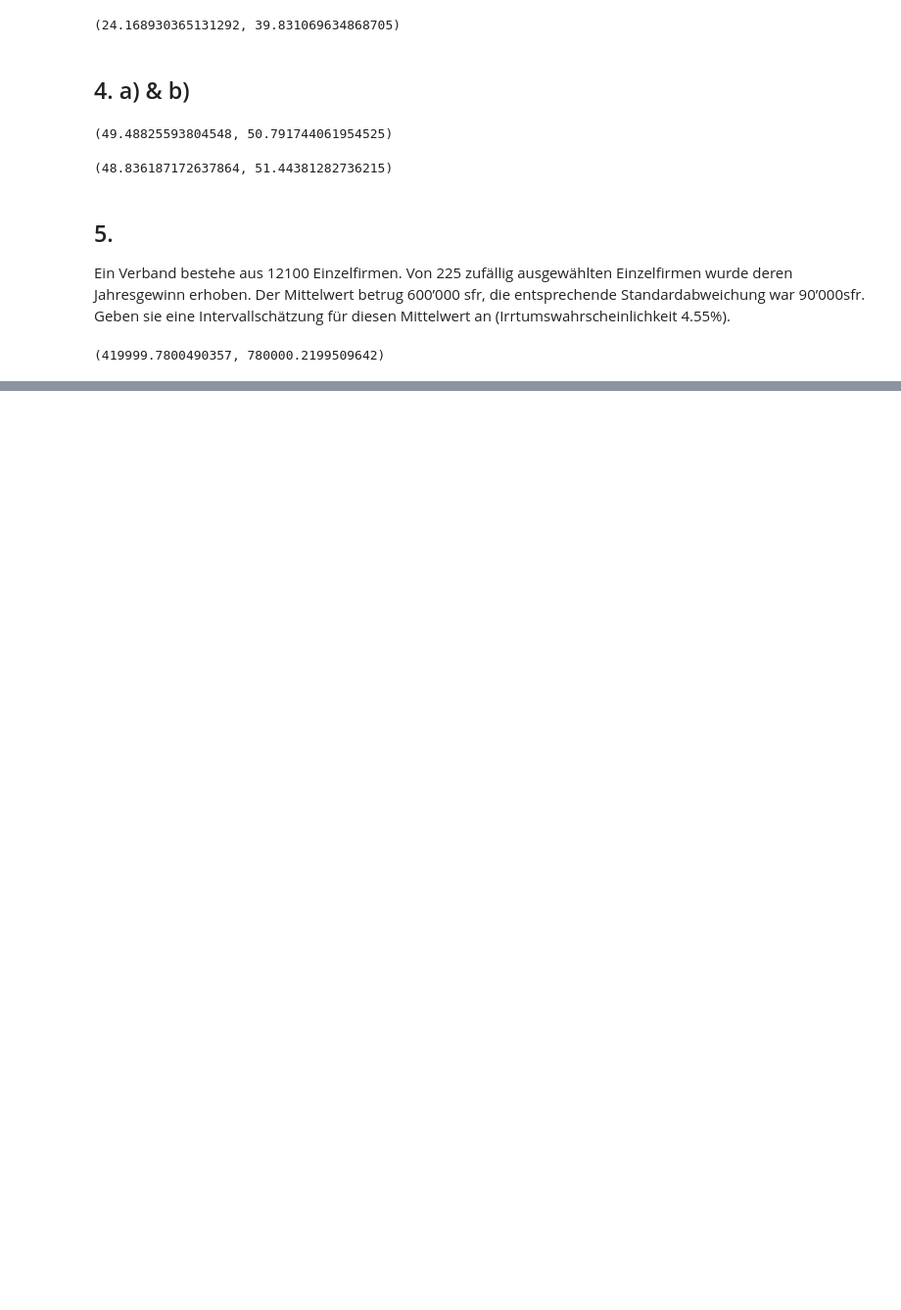
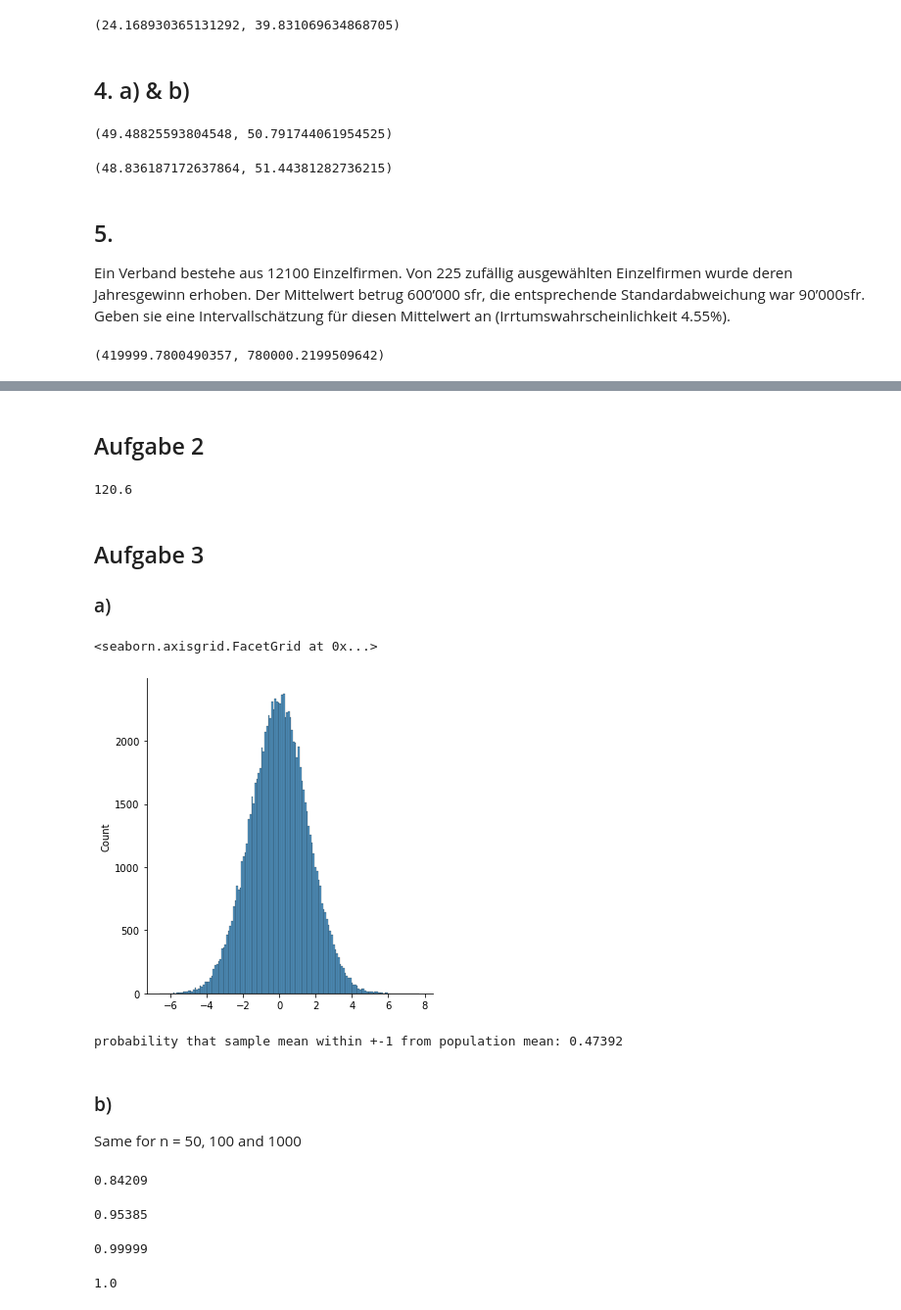
Before and after one commit to yvokeller/probability-calculation, a Jupyter notebook: le3_parameter_estimation_confidence_intervals.ipynb, the cells around one changed output, grey strips where cells are left out. Shown: that part at 98% size. Cells and saved outputs as stored; diff of their text form; code cells hidden in the pictures; blank space fills up the shorter version.

```diff
--- a/le3_parameter_estimation_confidence_intervals.ipynb
+++ b/le3_parameter_estimation_confidence_intervals.ipynb
@@ -182,0 +192,2 @@ stats.norm.interval(0.9545, loc=profit_mean, scale=sd)
+# %% [markdown]
+## Aufgabe 2
@@ -182,0 +196,31 @@ stats.norm.interval(0.9545, loc=profit_mean, scale=sd)
+# %%
+# mean aus samples ist erwartungstreu
+np.mean(measurements)
+# %% [output]
+120.6
+# %% [markdown]
+## Aufgabe 3
+
+### a)
+# %%
+# sigma = 5
+# 100000 samples of size n = 10
+samples_n_10 = [stats.norm.rvs(scale=5, size=10) for x in range(100000)]
+means_n_10 = [np.mean(sample) for sample in samples_n_10]
+# %%
+sns.displot(means_n_10)
+# %% [output]
+<seaborn.axisgrid.FacetGrid at 0x...>
+[figure, added]
+# %%
+# count proportion of sample mean values between -1 and 1
+count = sum(-1 <= mean <= 1 > 0 for mean in means_n_10)
+proportion_n10 = count / len(means_n_10)
+
+print('probability that sample mean within +-1 from population mean:', proportion_n10)
+# %% [output]
+probability that sample mean within +-1 from population mean: 0.47392
+# %% [markdown]
+### b)
+
+Same for n = 50, 100 and 1000
@@ -182,0 +234,20 @@ stats.norm.interval(0.9545, loc=profit_mean, scale=sd)
+# %%
+proportion_n50 = helper_function(50, 100000)
+proportion_n50
+# %% [output]
+0.84209
+# %%
+proportion_n100 = helper_function(100, 100000)
+proportion_n100
+# %% [output]
+0.95385
+# %%
+proportion_n500 = helper_function(500, 100000)
+proportion_n500
+# %% [output]
+0.99999
+# %%
+proportion_n1000 = helper_function(1000, 100000)
+proportion_n1000
+# %% [output]
+1.0
```
Also changed, not shown: parts of 14 cells of this notebook.
